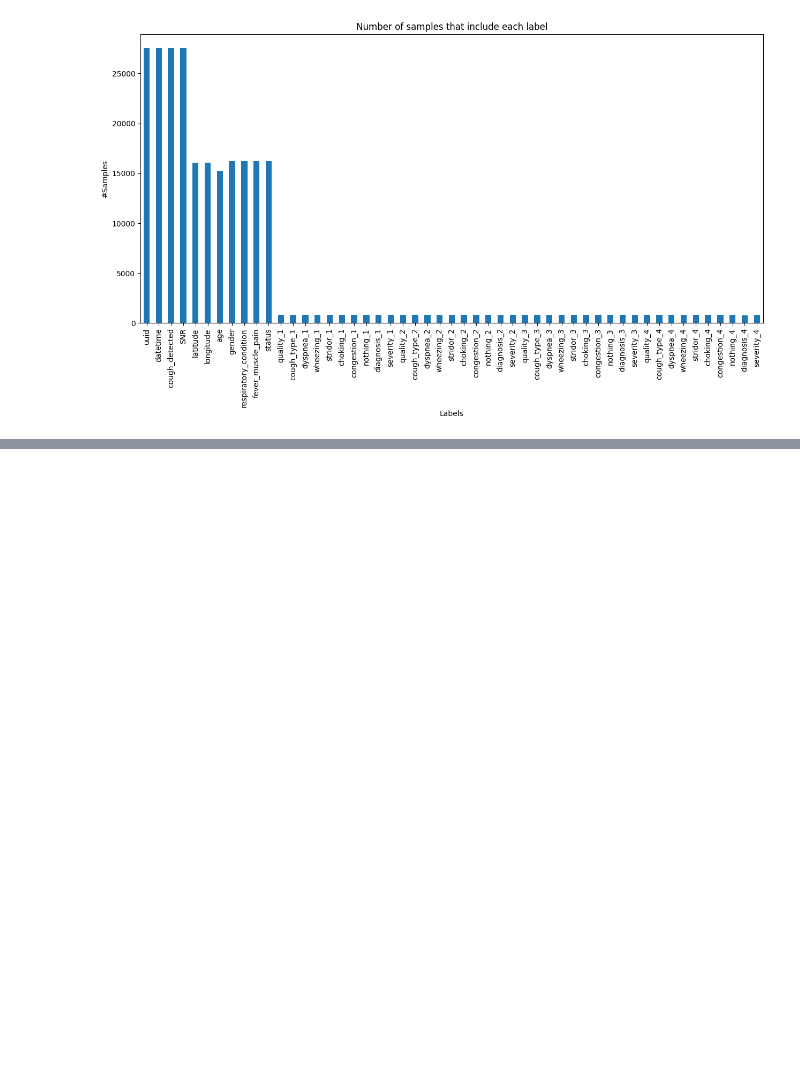
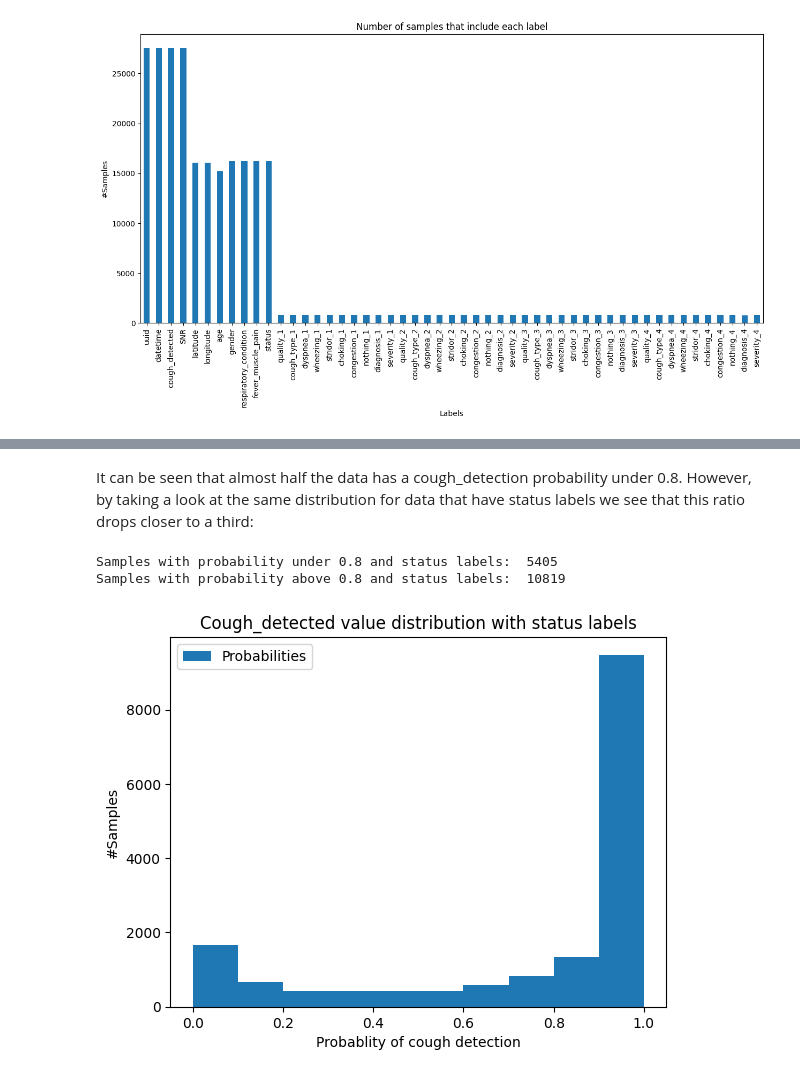
Before and after one commit to susmiranda/avs8-840-deep-learning-mini-project, a Jupyter notebook: datasetExplorationReport.ipynb, the cells around one changed output, grey strips where cells are left out. Cells and saved outputs as stored; diff of their text form; code cells hidden in the pictures; blank space fills up the shorter version.

```diff
--- a/datasetExplorationReport.ipynb
+++ b/datasetExplorationReport.ipynb
@@ -152,0 +212,25 @@ The results of a combination analysis shows that if a sample has a gender label,
+# %% [markdown]
+It can be seen that almost half the data has a cough_detection probability under 0.8. However, by taking a look at the same distribution for data that have status labels we see that this ratio drops closer to a third:
+# %%
+saveDir = "cough_detected_dist_with_status.png"
+Fig, ax = plt.subplots()
+DF2 = DF[DF.notna()["status"]]["cough_detected"].to_frame(name="Probabilities")
+#DF[DF.notna()["status"]]["cough_detected"].plot.hist(bins=10, ax=ax)
+DF2.plot.hist(bins=10, ax=ax)
+ax.set_title("Cough_detected value distribution with status labels")
+ax.tick_params(axis='x', labelrotation=0)
+ax.set_xlabel("Probablity of cough detection")
+ax.set_ylabel("#Samples")
+Fig.savefig(saveDir, dpi=200, bbox_inches="tight")
+print("Samples with probability under 0.8 and status labels: ", (DF[DF.notna()["status"]]["cough_detected"] < 0.8).sum())
+print("Samples with probability above 0.8 and status labels: ", (DF[DF.notna()["status"]]["cough_detected"] >= 0.8).sum())
+if useWandb:
+    wandb.run.log({"cough_detected_dist_with_status": wandb.Image(saveDir)})
+    table = wandb.Table(dataframe=DF2)
+    #wandb.log({"cough_detected_dist_with_status_table": table})
+    wandb.log({"cough_detected_dist_with_status" : wandb.plot.histogram(table, "Probabilities",
+                            title="Cough_detected value distribution with status labels")})
+# %% [output]
+Samples with probability under 0.8 and status labels:  5405
+Samples with probability above 0.8 and status labels:  10819
+[figure, added]
```
Also changed, not shown: parts of 24 cells of this notebook, 1 other file.
